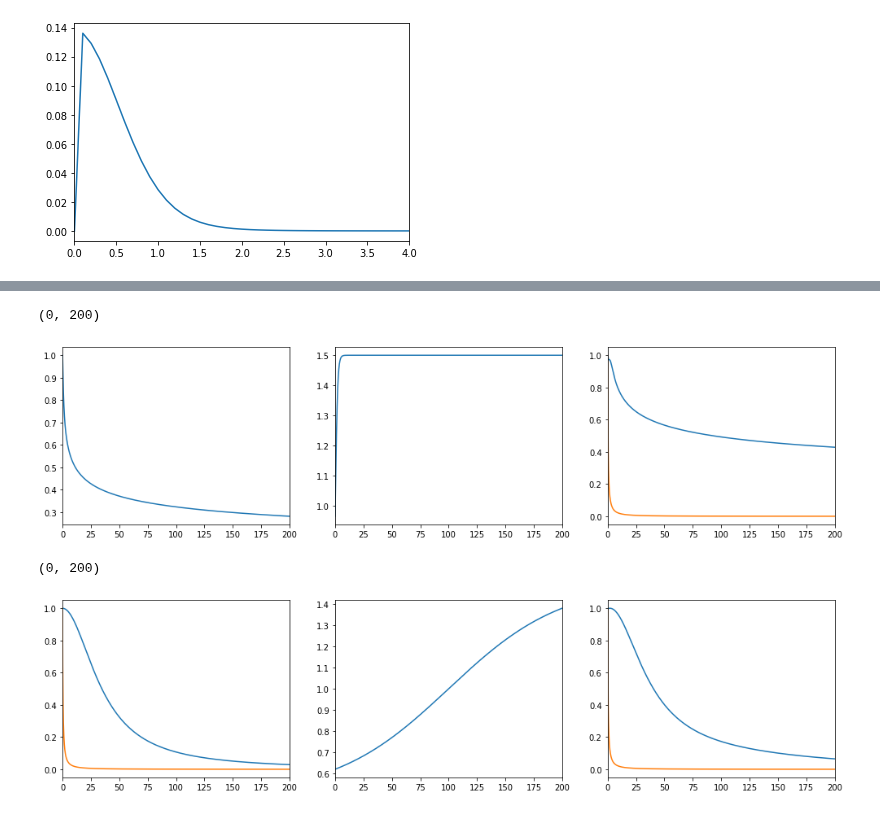
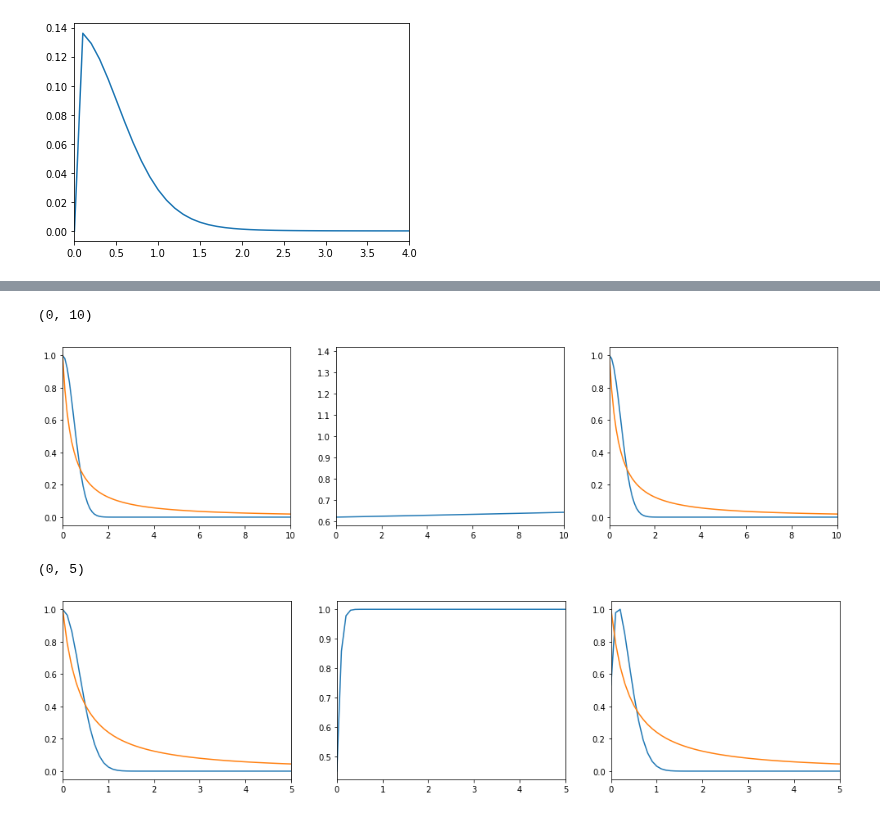
Before and after one commit to yamacisik/gated_kernel_tpp, a Jupyter notebook: dev_notebook.ipynb, the cells around one changed output, grey strips where cells are left out. Saved outputs shown, nothing was run; the diff lists cells and outputs as text; code cells hidden in the pictures.

```diff
--- a/dev_notebook.ipynb
+++ b/dev_notebook.ipynb
@@ -21,10 +21,8 @@ import matplotlib.pyplot as plt
 # %%
-def power_law_kernel(t):
-
-    return 0.2 * (0.5 + t)**(-1.3)
-
 data = '../data/simulated/power_hawkes/'
 batch_size = 1
+
+
 def load_data(name, dict_name):
     with open(name, 'rb') as f:
         data = pickle.load(f, encoding='latin-1')
@@ -42,10 +40,7 @@ testloader = get_dataloader(test_data,1, shuffle=False)
 valloader = get_dataloader(dev_data, 1, shuffle=False)
 
 t_max = max(max(max(valloader.dataset.time)), max(max(testloader.dataset.time)), max(max(trainloader.dataset.time)))
-
-model = gated_TPP(num_types,64, t_max=t_max,dropout= 0.1)
+t_max = 1
+model = gated_TPP(num_types,32,8, t_max=t_max,dropout= 0.1)
 device = 'cuda'
-model.load_state_dict(torch.load('trained_models/power_hawkesdebug_model.pt'))
-
-# print(model.encoder.kernel.get_params())
-# print(model.encoder.sigmoid.get_params())
+# model.load_state_dict(torch.load('trained_models/power_hawkesdebug_model.pt'))
@@ -53,0 +47,6 @@ model.load_state_dict(torch.load('trained_models/power_hawkesdebug_model.pt'))
+# %%
+scores, embeddings,t_diff = model.encoder(event_type,event_time)
+hidden = torch.matmul(scores, embeddings)
+hidden = model.norm(hidden)
+# scores = model.encoder.scores
+event_time, arrival_time, event_type, _ = map(lambda x: x.to(device), batch)
@@ -53,0 +103,3 @@ model.load_state_dict(torch.load('trained_models/power_hawkesdebug_model.pt'))
+# %%
+features = torch.cat([arrival_time.unsqueeze(-1),hidden],-1)
+predicted_times  = model.decoder.GAN(features)
@@ -547,8 +616,6 @@ plt.xlim(0, 4)
 (0, 4)
 [figure]
 # %%
-def sig(d,l,s):
-    return 1+0.5*torch.tanh((d - l) / s)
 
 
 def squared_exponential_kernel(x, sigma=1, lengthscale=0.01, norm=1):
@@ -560,5 +627,10 @@ def squared_exponential_kernel(x, sigma=1, lengthscale=0.01, norm=1):
 def rational_quadratic_kernel(x, sigma =1, alpha= 0.1, lengthscale = 0.01,norm = 1):
     d = x ** norm
     return (sigma ** 2) *(1+((d**2)/(alpha*lengthscale)))**(-alpha)
+
+
+def power_law_kernel(t):
+
+    return 0.2 * (0.5 + t)**(-1.3)
 # %%
 t = torch.arange(0,200,0.1)
@@ -565,17 +664,17 @@ t = torch.arange(0,200,0.1)
 # %%
-# values = squared_exponential_kernel(t,sigma= 1.0, lengthscale =  0.9896)
-values = rational_quadratic_kernel(t,sigma= 1.0, lengthscale =  1.25, alpha = 0.1)
-
-
-values_sig = sig(t,l=  0.1501, s = 2.0866)
+values = squared_exponential_kernel(t,sigma= 1.0, lengthscale =  0.7)
+# values = rational_quadratic_kernel(t,sigma= 1.0, lengthscale =  0.1, alpha = 1.0)
+values_sig = sig(t,l=  100, s = 100)
 
 
 fig, (ax1, ax2,ax3) = plt.subplots(1, 3,figsize=(17,4))
 
-limit = 200
+limit = 10
 
 ax1.plot(t,values)
 ax1.set_xlim(0, limit)
+ax1.plot(t,actual_scores/actual_scores.max())
+
 
 ax2.plot(t,values_sig)
 ax2.set_xlim(0, limit)
@@ -589,34 +688,39 @@ ax3.plot(t,actual_scores/actual_scores.max())
 
 ax3.set_xlim(0, limit)
 # %% [output]
-(0, 200)
+(0, 10)
-[figure, old version]
+[figure, new version]
 # %%
-# values = squared_exponential_kernel(t,sigma= 1.0, lengthscale =  0.986)
-values = rational_quadratic_kernel(t/200,sigma= 1.0, lengthscale =   0.03, alpha = 0.9978)
-values_sig = sig(t,l=  100, s = 100)
+def sig(d,l,s):
+    return 0.5+0.5*torch.tanh((d - l) / s)
+
+
+
+values = squared_exponential_kernel(t,sigma= 1.0, lengthscale = 0.521527051925659)
+# values = rational_quadratic_kernel(t,sigma= 1.0, lengthscale =0.768, alpha = 0.99)
+values_sig = sig(t,l=  0.01, s = 0.1)
 
 
 fig, (ax1, ax2,ax3) = plt.subplots(1, 3,figsize=(17,4))
 
-limit = 200
+limit = 5
 
 ax1.plot(t,values)
 ax1.set_xlim(0, limit)
 ax1.plot(t,actual_scores/actual_scores.max())
 
 
 ax2.plot(t,values_sig)
 ax2.set_xlim(0, limit)
 
 
 final_scores =values_sig*values
 actual_scores = power_law_kernel(t)
 ax3.plot(t,final_scores/final_scores.max())
 ax3.plot(t,actual_scores/actual_scores.max())
 
 
 ax3.set_xlim(0, limit)
 # %% [output]
-(0, 200)
+(0, 5)
-[figure, old version]
+[figure, new version]
```
Also changed, not shown: parts of 14 cells of this notebook, 6 other files.
